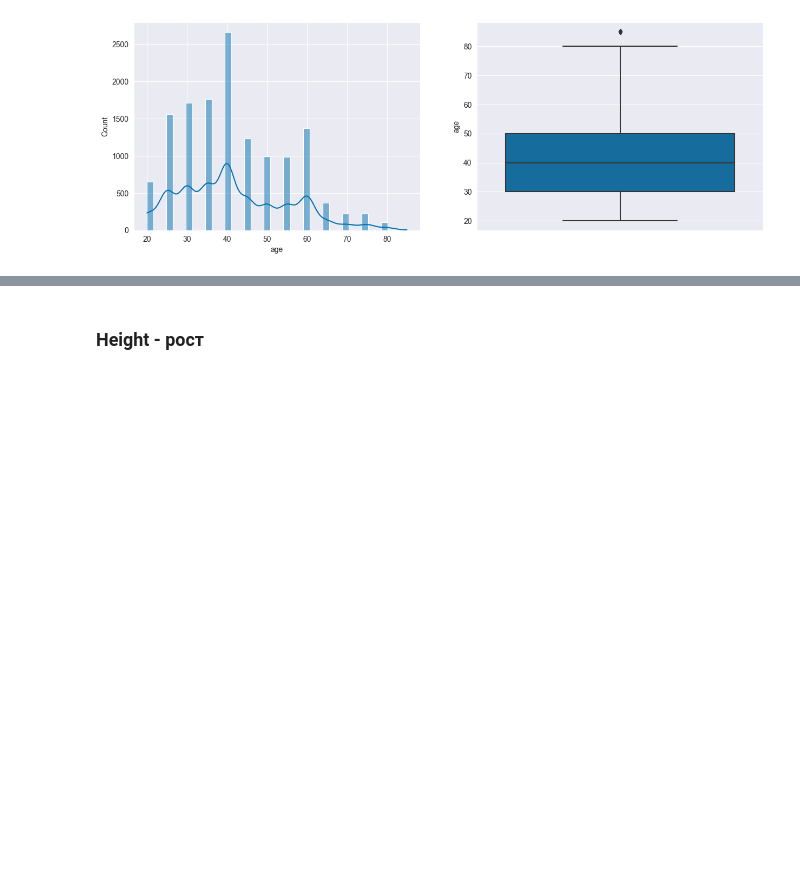
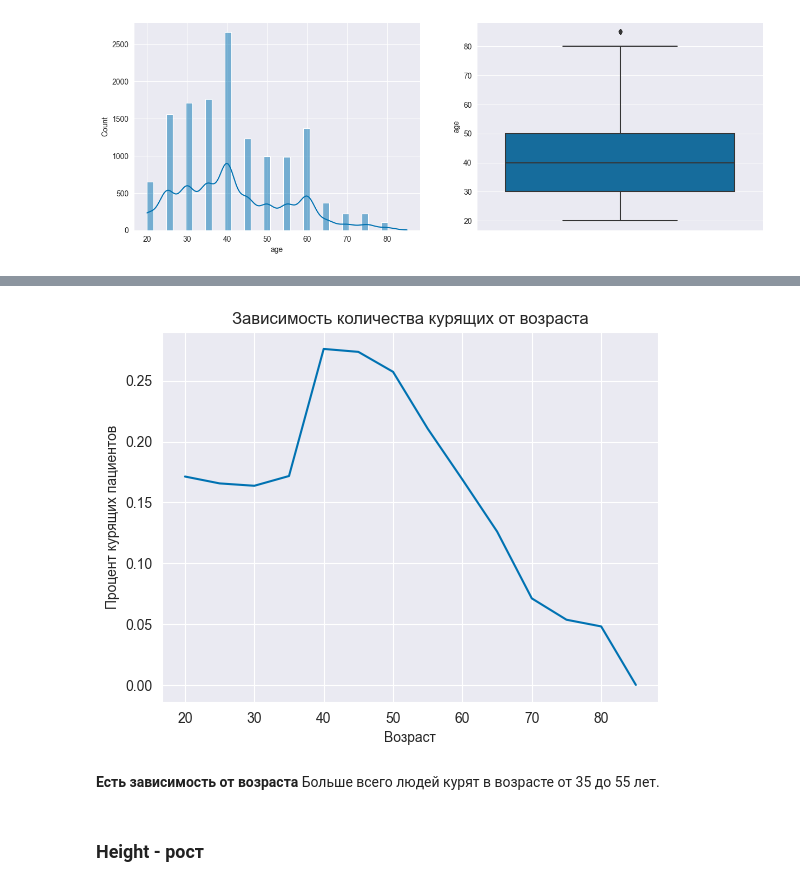
Before and after one commit to Zetis659/Data_Science_GM, a Jupyter notebook: Leopard_challenge_Classification/LcC_Prod.ipynb, the cells around one changed output, grey strips where cells are left out. Saved outputs shown, nothing was run; the diff lists cells and outputs as text; code cells hidden in the pictures; blank space fills up the shorter version.

```diff
--- a/Leopard_challenge_Classification/LcC_Prod.ipynb
+++ b/Leopard_challenge_Classification/LcC_Prod.ipynb
@@ -334,0 +337,3 @@ memory usage: 2.8+ MB
+# %%
+df_copy = df.copy()
+df_test_copy = df_test.copy()
@@ -481,3 +502,13 @@ Name: age, dtype: float64
+# %%
+df_copy.groupby('age').smoking.mean().plot()
+plt.title('Зависимость количества курящих от возраста')
+plt.ylabel('Процент курящих пациентов')
+plt.xlabel('Возраст');
+# %% [output]
+[figure, added]
+# %% [markdown]
+**Есть зависимость от возраста**
+Больше всего людей курят в возрасте от 35 до 55 лет.
 # %% [markdown]
 ### Height - рост
 # %%
```
Also changed, not shown: parts of 123 cells of this notebook.
